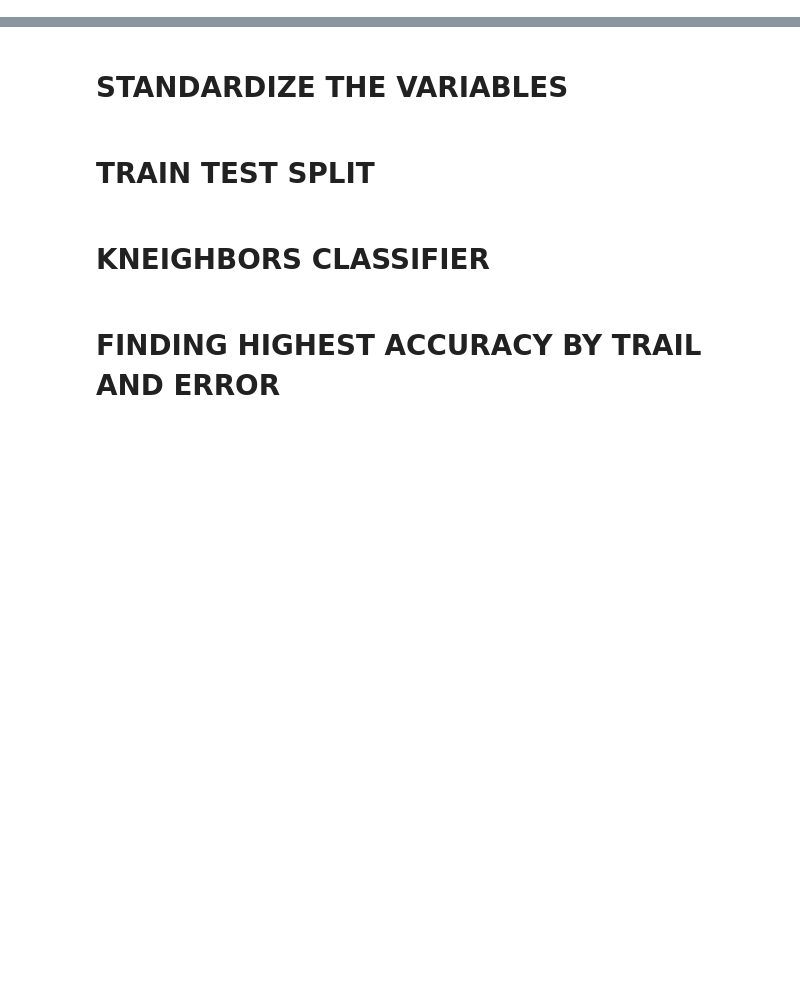
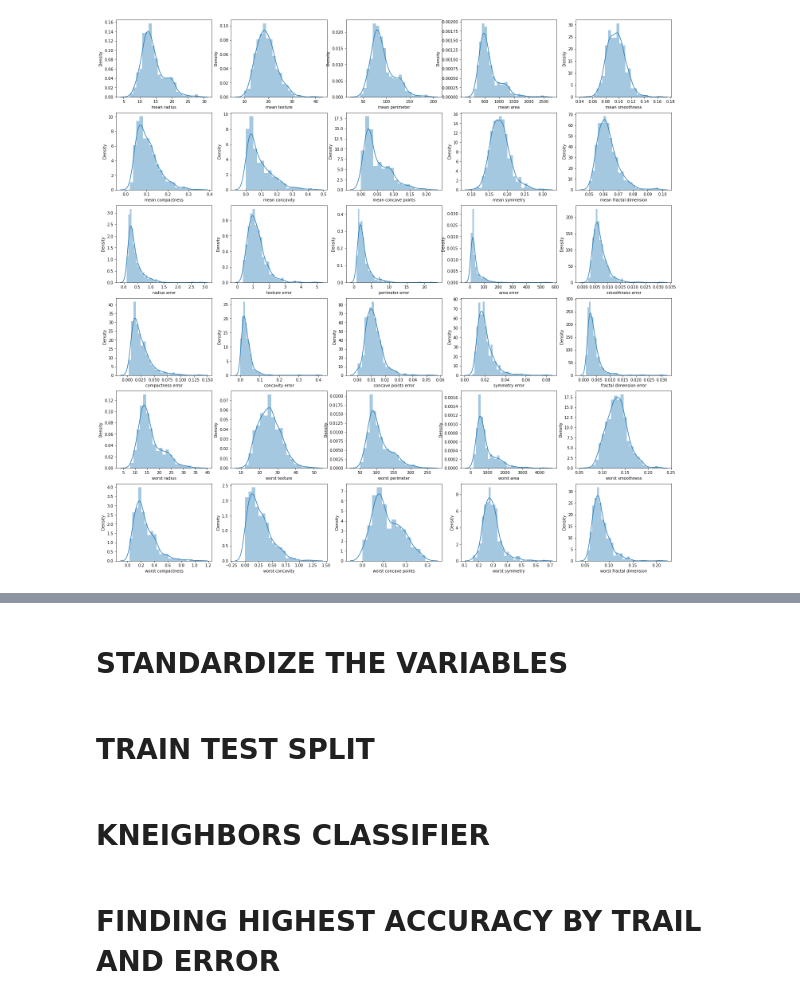
Before and after one commit to Nithishkumar13/breast-cancer-classification, a Jupyter notebook: Cancer_Classification.ipynb, the cells around one changed output, grey strips where cells are left out. Cells and saved outputs as stored; diff of their text form; code cells hidden in the pictures; blank space fills up the shorter version.

```diff
--- a/Cancer_Classification.ipynb
+++ b/Cancer_Classification.ipynb
@@ -25,0 +61,8 @@ df.describe()
+# %%
+figure=plt.figure(figsize=(25,25))
+for i,j in zip(range(1,31),df.columns[:31]):
+  ax=figure.add_subplot(6,5,i)
+  sns.distplot(df[j],ax=ax)
+plt.show()
+# %% [output]
+[figure, added]
```
Also changed, not shown: parts of 11 cells of this notebook.
